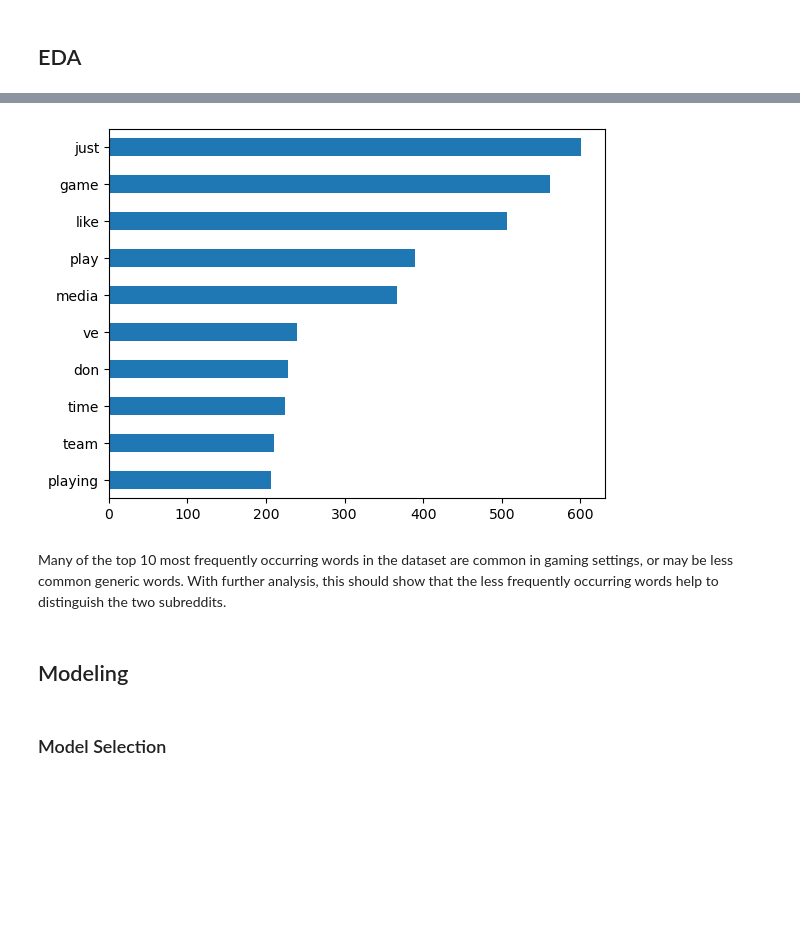
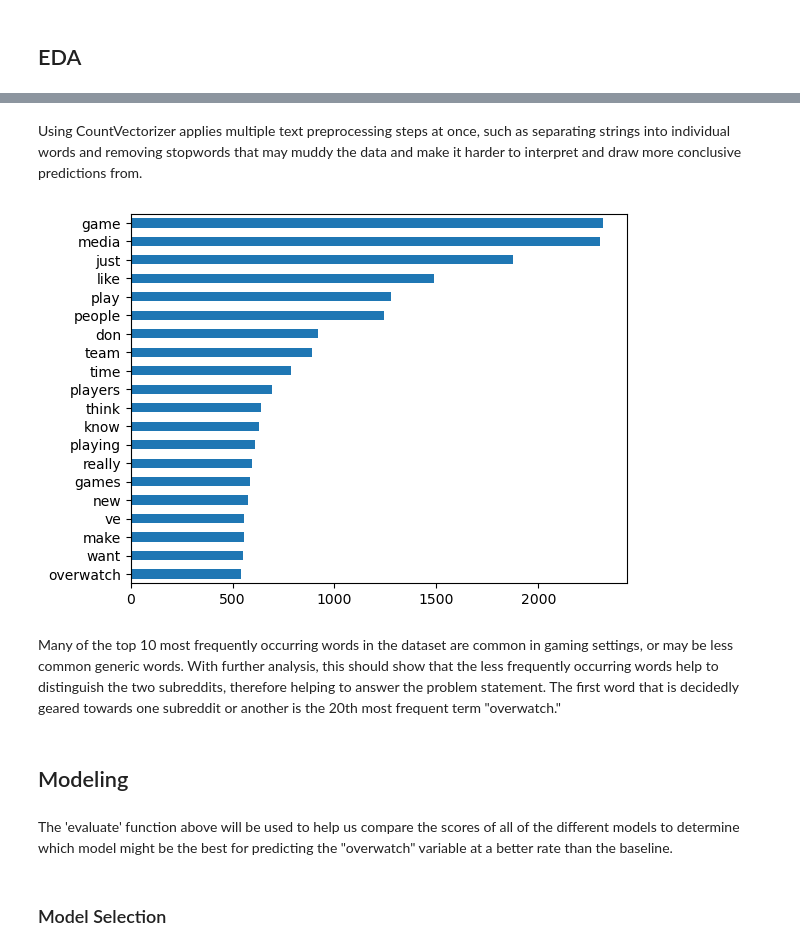
Before and after one commit to dmartorano/nlp_subreddit_classification, a Jupyter notebook: code/Data_Processing_and_Modeling.ipynb, the cells around one changed output, grey strips where cells are left out. Cells and saved outputs as stored; diff of their text form; code cells hidden in the pictures; blank space fills up the shorter version.

```diff
--- a/code/Data_Processing_and_Modeling.ipynb
+++ b/code/Data_Processing_and_Modeling.ipynb
@@ -38,3 +37,7 @@ subredditdata.head()
+# %%
+subredditdata.drop_duplicates(inplace=True)
+
+# This is a precautionary measure to ensure that there are no duplicate rows that came in during data collection
 # %%
 subredditdata.isnull().sum()
 # %% [output]
@@ -92,15 +108,19 @@ cvec = CountVectorizer(stop_words="english")
 X_train_cvec = cvec.fit_transform(X_train)
 # %%
 X_test_cvec = cvec.transform(X_test)
+# %% [markdown]
+Using CountVectorizer applies multiple text preprocessing steps at once, such as separating strings into individual words and removing stopwords that may muddy the data and make it harder to interpret and draw more conclusive predictions from.
 # %%
 X_train_df = pd.DataFrame(X_train_cvec.todense(),
                           columns=cvec.get_feature_names_out())
 
-X_train_df.sum().sort_values().tail(10).plot(kind="barh");
+X_train_df.sum().sort_values().tail(20).plot(kind="barh")
+
+plt.savefig("../Images/wordcountdist.png");
 # %% [output]
-[figure, old version]
+[figure, new version]
 # %% [markdown]
-Many of the top 10 most frequently occurring words in the dataset are common in gaming settings, or may be less common generic words. With further analysis, this should show that the less frequently occurring words help to distinguish the two subreddits.
+Many of the top 10 most frequently occurring words in the dataset are common in gaming settings, or may be less common generic words. With further analysis, this should show that the less frequently occurring words help to distinguish the two subreddits, therefore helping to answer the problem statement. The first word that is decidedly geared towards one subreddit or another is the 20th most frequent term "overwatch."
 # %% [markdown]
 ## Modeling
 # %%
@@ -124,6 +147,8 @@ def evaluate(X_test, y_test, preds, model):
     }
 
 # Borrowed and adapted from Imbalanced Data lesson
+# %% [markdown]
+The 'evaluate' function above will be used to help us compare the scores of all of the different models to determine which model might be the best for predicting the "overwatch" variable at a better rate than the baseline.
 # %% [markdown]
 ### Model Selection
 # %%
```
Also changed, not shown: parts of 43 cells of this notebook, 9 other files.
